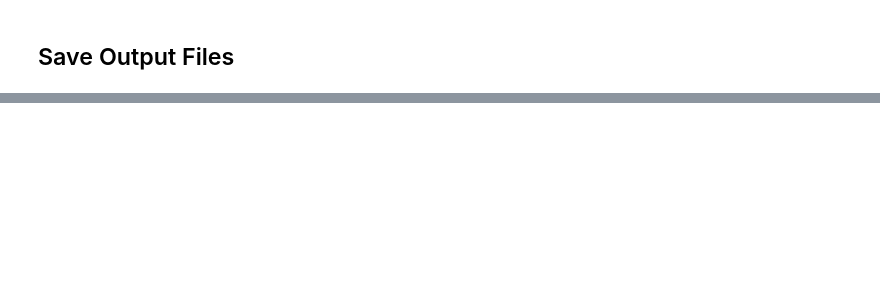
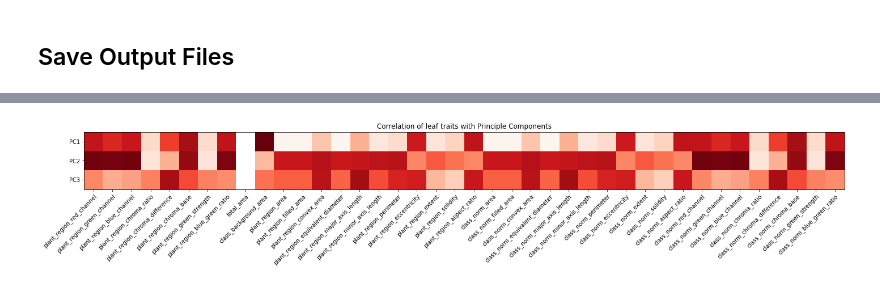
Before and after one commit to etc27/Leaf_Traits, a Jupyter notebook: Leaf_Morphology.ipynb, the cells around one changed output, grey strips where cells are left out. Cells and saved outputs as stored; diff of their text form; code cells hidden in the pictures; blank space fills up the shorter version.

```diff
--- a/Leaf_Morphology.ipynb
+++ b/Leaf_Morphology.ipynb
@@ -395,0 +398,10 @@ avg_df.to_csv("avg_traits.csv",index=True)
+# %%
+## Correlation matrix for every feature vs. PC1,PC2, and PC3
+num_traits = df.shape[1]-2
+corrmat = np.zeros([num_traits,3])
+for i in range(num_traits):
+    for j in range(3):
+        xtest = df.iloc[:,i+2]
+        ytest = finalDf.iloc[:,j]
+        corr = xtest.corr(ytest)
+        corrmat[i,j] = corr
@@ -395,0 +424,17 @@ avg_df.to_csv("avg_traits.csv",index=True)
+# %%
+fig = plt.figure(figsize = (20,20))
+ax = fig.add_subplot(111)
+ax.imshow(corrmat.transpose(), cmap=cm.Reds)
+#Label axes
+ax.set_xticks(np.arange(corrmat.shape[0]))
+ax.set_yticks(np.arange(corrmat.shape[1]))
+ax.set_yticklabels(finalDf.columns[:3])
+ax.set_xticklabels(df.columns[2:])
+plt.setp(ax.get_xticklabels(), rotation=45, ha="right",
+         rotation_mode="anchor")
+
+ax.set_title("Correlation of leaf traits with Principle Components")
+fig.tight_layout()
+plt.show()
+# %% [output]
+[figure, added]
```
Also changed, not shown: parts of 14 cells of this notebook.
